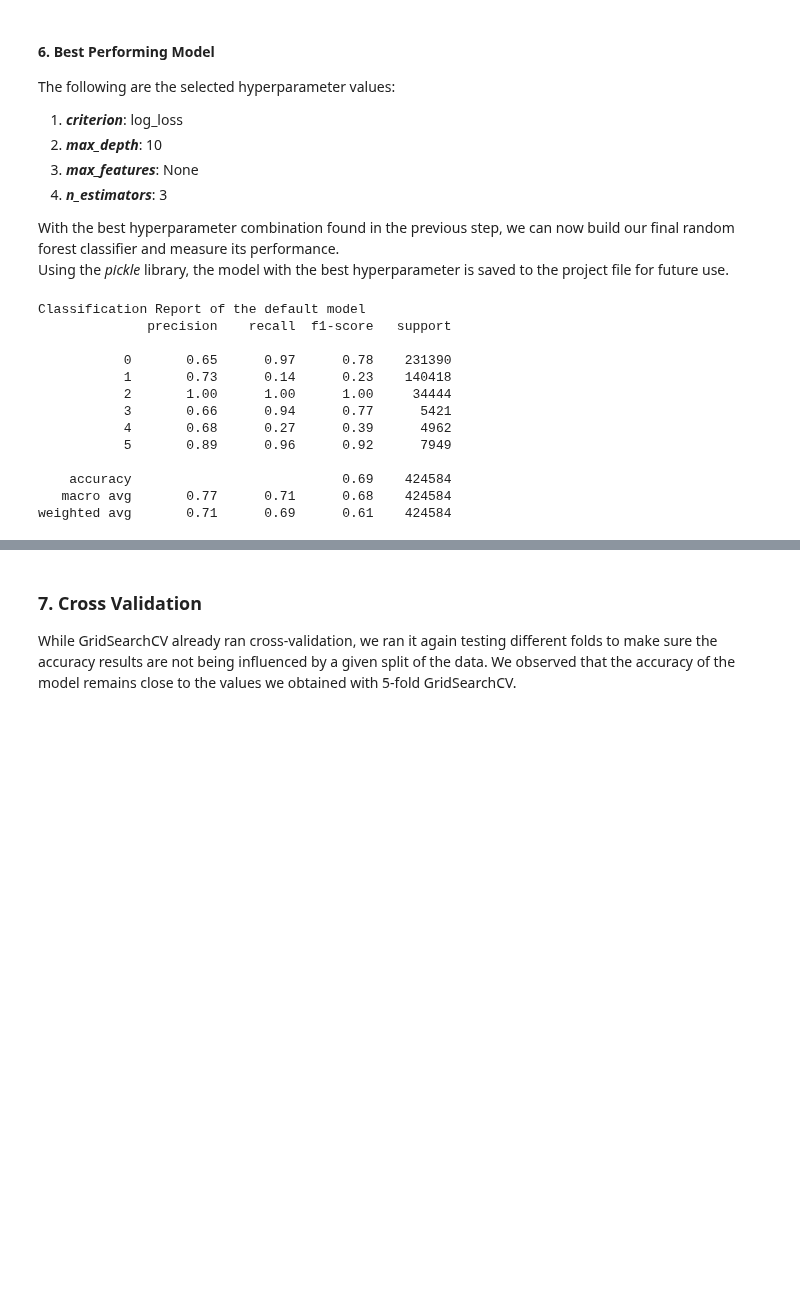
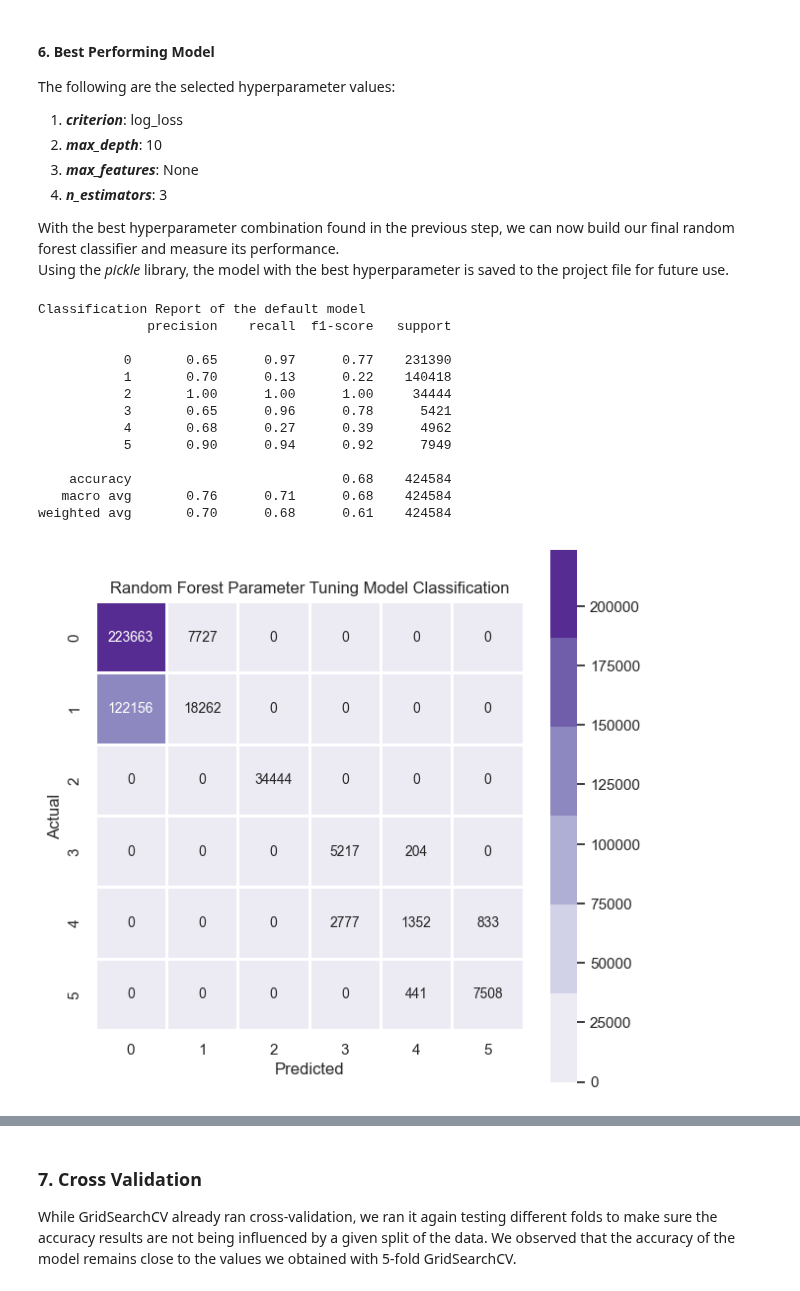
Before and after one commit to nkinesis/soen471-project, a Jupyter notebook: random_forest.ipynb, the cells around one changed output, grey strips where cells are left out. Cells and saved outputs as stored; diff of their text form; code cells hidden in the pictures; blank space fills up the shorter version.

```diff
--- a/random_forest.ipynb
+++ b/random_forest.ipynb
@@ -226,13 +270,21 @@ The following are the values of hyperparameters tested:
 # %%
-tree_params = {'n_estimators':[2, 3, 5],
+# specify the value of parameters of interest
+tree_params = {'n_estimators':[3, 5, 10],
                'criterion':['gini','entropy', 'log_loss'],
-               'max_depth':[5, 7, 10],
+               'max_depth':[3, 6, 9],
                'max_features':['sqrt', 'log2', None]}
-rf_top = GridSearchCV( RandomForestClassifier(), tree_params, cv=5)
 
-# Training the model with each combination
-rf_top2 = rf_top.fit(X_train, y_train)
+# determine the best hyper parameter
+rf_best = GridSearchCV(RandomForestClassifier(), tree_params, cv=5)
+# Training the model for classification with the same dataset
+rf_best = rf_best.fit(X_train, y_train)
 
 # Display the best hyperparameters
-print("Best hyperparameters for random forest classification: ", rf_top.best_params_)
+print("Best hyperparameters for random forest classification: ", rf_best.best_params_)
+
+#saving the model with the best performing hyperparameters
+filename = "models/RF_model.pickle"
+
+# save model
+pickle.dump(rf_best, open(filename, "wb"))
 # %% [output]
@@ -263,19 +305,32 @@ pickle.dump(model_final, open(filename, "wb"))
 # %%
 # Measure performance of the model with the best hyper parameter
-y_top_pred = model_final.predict(X_test)
+y_top_pred = rf_best.predict(X_test)
 print("Classification Report of the default model")
-print(classification_report(y_test, y_top_pred))
+report = classification_report(y_test, y_top_pred)
+print(report)
+
+#vizualizing classification report
+cmap =sns.color_palette("Purples")
+cm = confusion_matrix(y_test, y_top_pred)
+plt.figure(figsize=(7,7))
+sns.heatmap(cm, annot=True, fmt='g', cmap=cmap,
+            annot_kws={'fontsize':10}, linewidth=1, square=True)
+plt.xlabel("Predicted")
+plt.ylabel("Actual")
+plt.title('Random Forest Parameter Tuning Model Classification')
+plt.show()
 # %% [output]
 Classification Report of the default model
               precision    recall  f1-score   support
 
-           0       0.65      0.97      0.78    231390
-           1       0.73      0.14      0.23    140418
+           0       0.65      0.97      0.77    231390
+           1       0.70      0.13      0.22    140418
            2       1.00      1.00      1.00     34444
-           3       0.66      0.94      0.77      5421
+           3       0.65      0.96      0.78      5421
            4       0.68      0.27      0.39      4962
-           5       0.89      0.96      0.92      7949
+           5       0.90      0.94      0.92      7949
 
-    accuracy                           0.69    424584
-   macro avg       0.77      0.71      0.68    424584
-weighted avg       0.71      0.69      0.61    424584
+    accuracy                           0.68    424584
+   macro avg       0.76      0.71      0.68    424584
+weighted avg       0.70      0.68      0.61    424584
+[figure, added]
```
Also changed, not shown: parts of 16 cells of this notebook, 2 other files.
